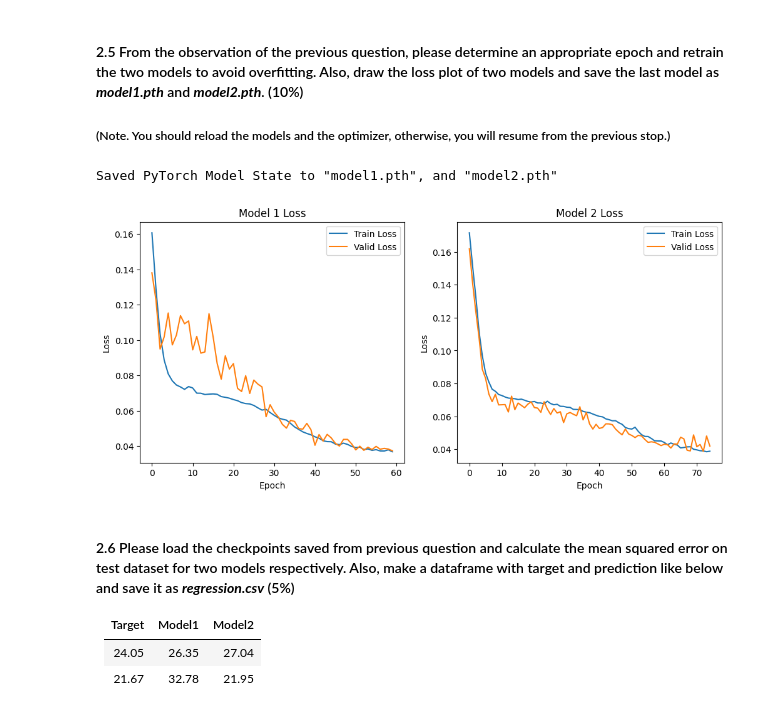
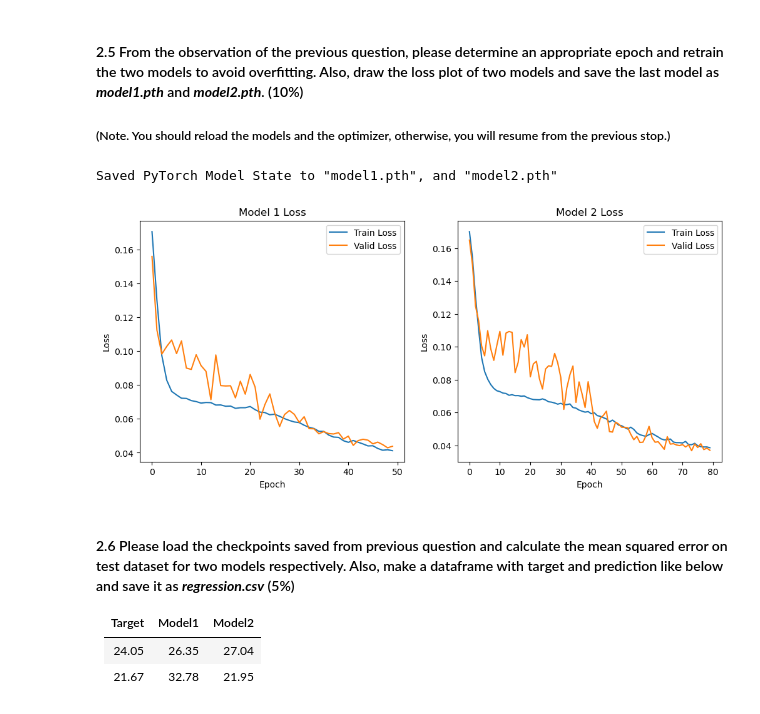
Before and after one commit to fiona888888/NTU_Deep_Learning_in_Computer_Vision, a Jupyter notebook: HM2/HW2-2_regression.ipynb, the cells around one changed output. Saved outputs shown, nothing was run; the diff lists cells and outputs as text; code cells hidden in the pictures.

```diff
--- a/HM2/HW2-2_regression.ipynb
+++ b/HM2/HW2-2_regression.ipynb
@@ -537,3 +621,21 @@ for i in loop:
     valid_loss_2 = np.append(valid_loss_2, valid(valid_data_loader, model_2, loss_fn))
     loop.set_description(f"Epoch {i+1}/{epochs}")
     loop.set_postfix(model_1_train_loss=f"{train_loss_1[-1]:.6f}", model_1_valid_loss=f"{valid_loss_1[-1]:.6f}", model_2_train_loss=f"{train_loss_2[-1]:.6f}", model_2_valid_loss=f"{valid_loss_2[-1]:.6f}")
+# %%
+epochs = 300
+train_loss_1, valid_loss_1, train_loss_2, valid_loss_2 = np.array([]), np.array([]), np.array([]), np.array([])
+
+for i in range(epochs):
+    tl1 = train(train_data_loader, model_1, loss_fn, optimizer_1)
+    vl1 = valid(valid_data_loader, model_1, loss_fn)
+    tl2 = train(train_data_loader, model_2, loss_fn, optimizer_2)
+    vl2 = valid(valid_data_loader, model_2, loss_fn)
+
+    train_loss_1 = np.append(train_loss_1, tl1)
+    valid_loss_1 = np.append(valid_loss_1, vl1)
+    train_loss_2 = np.append(train_loss_2, tl2)
+    valid_loss_2 = np.append(valid_loss_2, vl2)
+
+    print(f"Epoch {i+1:03}/{epochs}: "
+          f"Model 1 - Train Loss: {tl1:.6f}, Valid Loss: {vl1:.6f} | "
+          f"Model 2 - Train Loss: {tl2:.6f}, Valid Loss: {vl2:.6f}")
@@ -558,49 +743,64 @@ plt.show()
 #### 2.5 From the observation of the previous question, please determine an appropriate epoch and retrain the two models to avoid overfitting. Also, draw the loss plot of two models and save the last model as ***model1.pth*** and ***model2.pth***. (10%)
 ##### (Note. You should reload the models and the optimizer, otherwise, you will resume from the previous stop.)
 # %%
-epochs1 = 60
-epochs2 = 75
+epochs1 = 50
+epochs2 = 80
 loop1 = tqdm(range(epochs1))
 loop2 = tqdm(range(epochs2))
+"""
+# Flexible model
+model_1 = FlexibleMLP(
+    input_dim=8,
+    output_dim=1,
+    hidden_sizes=[256, 64, 8],
+    activation_fn=nn.Tanh,
+    output_activation=nn.Tanh
+).to(device)
 
-model_1 = MLP_1().to(device)
-model_2 = MLP_2().to(device)
+model_2 = FlexibleMLP(
+    input_dim=8,
+    output_dim=1,
+    hidden_sizes=[64, 16, 8],
+    activation_fn=nn.Tanh,
+    output_activation=nn.Identity  # Identity, i.e., no activation
+).to(device)
+"""
 loss_fn = nn.MSELoss()
 optimizer_1 = torch.optim.SGD(model_1.parameters(), lr=0.01, momentum=0.9)
 optimizer_2 = torch.optim.SGD(model_2.parameters(), lr=0.01, momentum=0.9)
 train_loss_1, valid_loss_1, train_loss_2, valid_loss_2 = np.array([]), np.array([]), np.array([]), np.array([])
-
+""""""
 for i in loop1:
     train_loss_1 = np.append(train_loss_1, train(train_data_loader, model_1, loss_fn, optimizer_1))
     valid_loss_1 = np.append(valid_loss_1, valid(valid_data_loader, model_1, loss_fn))
     loop1.set_description(f"Model 1 Epoch {i+1}/{epochs}")
     loop1.set_postfix(model_1_train_loss=f"{train_loss_1[-1]:.6f}", model_1_valid_loss=f"{valid_loss_1[-1]:.6f}")
 
 for i in loop2:
     train_loss_2 = np.append(train_loss_2, train(train_data_loader, model_2, loss_fn, optimizer_2))
     valid_loss_2 = np.append(valid_loss_2, valid(valid_data_loader, model_2, loss_fn))
     loop2.set_description(f"Model 2 Epoch {i+1}/{epochs}")
     loop2.set_postfix(model_2_train_loss=f"{train_loss_2[-1]:.6f}", model_2_valid_loss=f"{valid_loss_2[-1]:.6f}")
 
-torch.save(model_1.state_dict(), "model1.pth")
-torch.save(model_2.state_dict(), "model2.pth")
+torch.save(model_1.state_dict(), "model1.pth")  # Save the model’s weights	Creates a .pth file
+torch.save(model_2.state_dict(), "model2.pth")  # Save the model’s weights	Creates a .pth file
 print("Saved PyTorch Model State to \"model1.pth\", and \"model2.pth\"")
 
 fig, ax = plt.subplots(1, 2, figsize=(12, 5))
 ax[0].set_title("Model 1 Loss")
 ax[0].plot(train_loss_1, label="Train Loss")
 ax[0].plot(valid_loss_1, label="Valid Loss")
 ax[1].set_title("Model 2 Loss")
 ax[1].plot(train_loss_2, label="Train Loss")
 ax[1].plot(valid_loss_2, label="Valid Loss")
 for i in range(2):
     ax[i].set_xlabel("Epoch")
     ax[i].set_ylabel("Loss")
     ax[i].legend()
 plt.show()
 # %% [output]
 Saved PyTorch Model State to "model1.pth", and "model2.pth"
-[figure, old version]
+[figure, new version]
 # %% [markdown]
 #### 2.6 Please load the checkpoints saved from previous question and calculate the mean squared error on test dataset for two models respectively. Also, make a dataframe with target and prediction like below and save it as ***regression.csv*** (5%)
 |Target|Model1|Model2|
```
Also changed, not shown: parts of 15 cells of this notebook, 3 other files.
